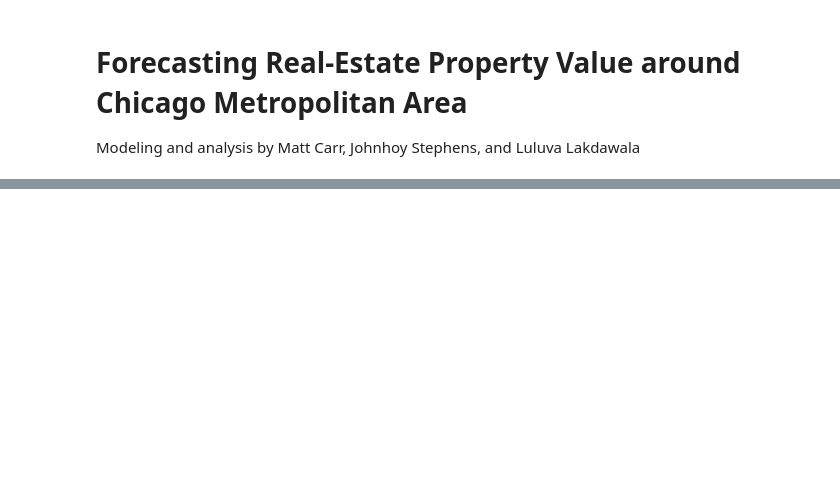
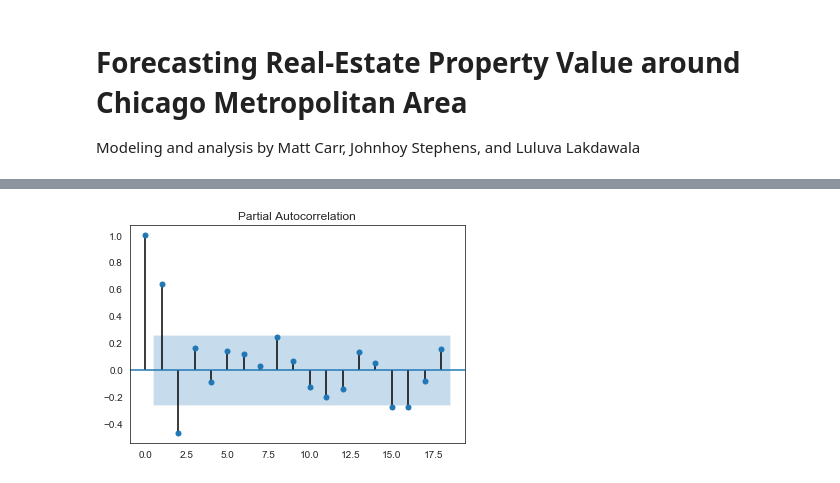
Before and after one commit to mattcarr17/time_series_project, a Jupyter notebook: notebooks/report/final_analysis_notebook.ipynb, the cells around one changed output, grey strips where cells are left out. Cells and saved outputs as stored; diff of their text form; code cells hidden in the pictures; blank space fills up the shorter version.

```diff
--- a/notebooks/report/final_analysis_notebook.ipynb
+++ b/notebooks/report/final_analysis_notebook.ipynb
@@ -60,13 +74,12 @@ if module_path not in sys.path:
 
 from src import cleaning_functions as cfs
 from matplotlib.pylab import rcParams
-plt.style.use('fivethirtyeight')
+sns.set_style('white')
 from statsmodels.graphics.tsaplots import plot_pacf, plot_acf
 from statsmodels.tsa.arima_model import ARIMA
+import itertools
 from pmdarima import auto_arima
 from statsmodels.tsa.statespace.sarimax import SARIMAX
 import itertools
 from statsmodels.tsa.seasonal import seasonal_decompose
-from dateutil.easter import easter
-from fbprophet import Prophet
 from sklearn.metrics import mean_squared_error as mse
@@ -72,0 +90,3 @@ from sklearn.metrics import mean_squared_error as mse
+# %%
+df = cfs.load_df()
+df.head(3)
@@ -72,0 +166,3 @@ from sklearn.metrics import mean_squared_error as mse
+# %%
+data = cfs.load_data_top_27()
+data.tail(3)
@@ -72,0 +181,2 @@ from sklearn.metrics import mean_squared_error as mse
+# %%
+train, test = cfs.train_test_split(data, '2013-01-01', '2017-10-01')
@@ -72,0 +214,4 @@ from sklearn.metrics import mean_squared_error as mse
+# %%
+plot_pacf(train[60804].diff().dropna());
+# %% [output]
+[figure, added]
```
Also changed, not shown: parts of 62 cells of this notebook, 12 other files.
